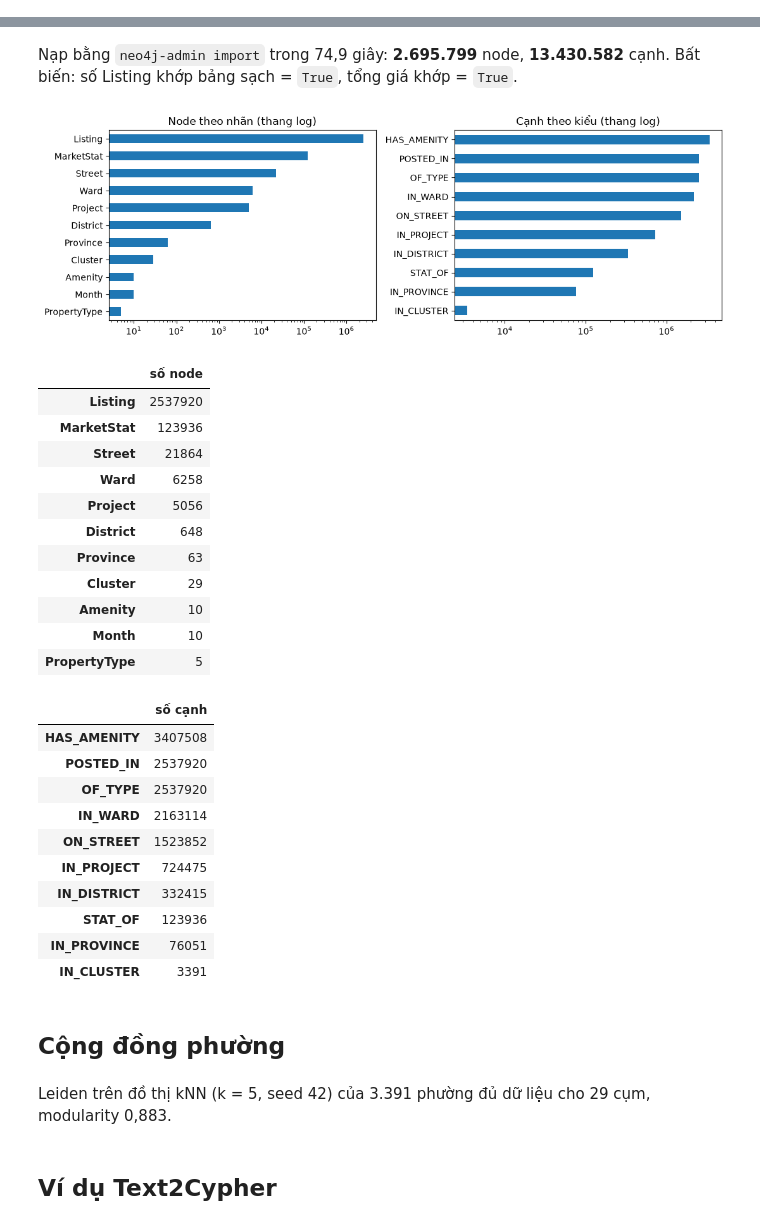
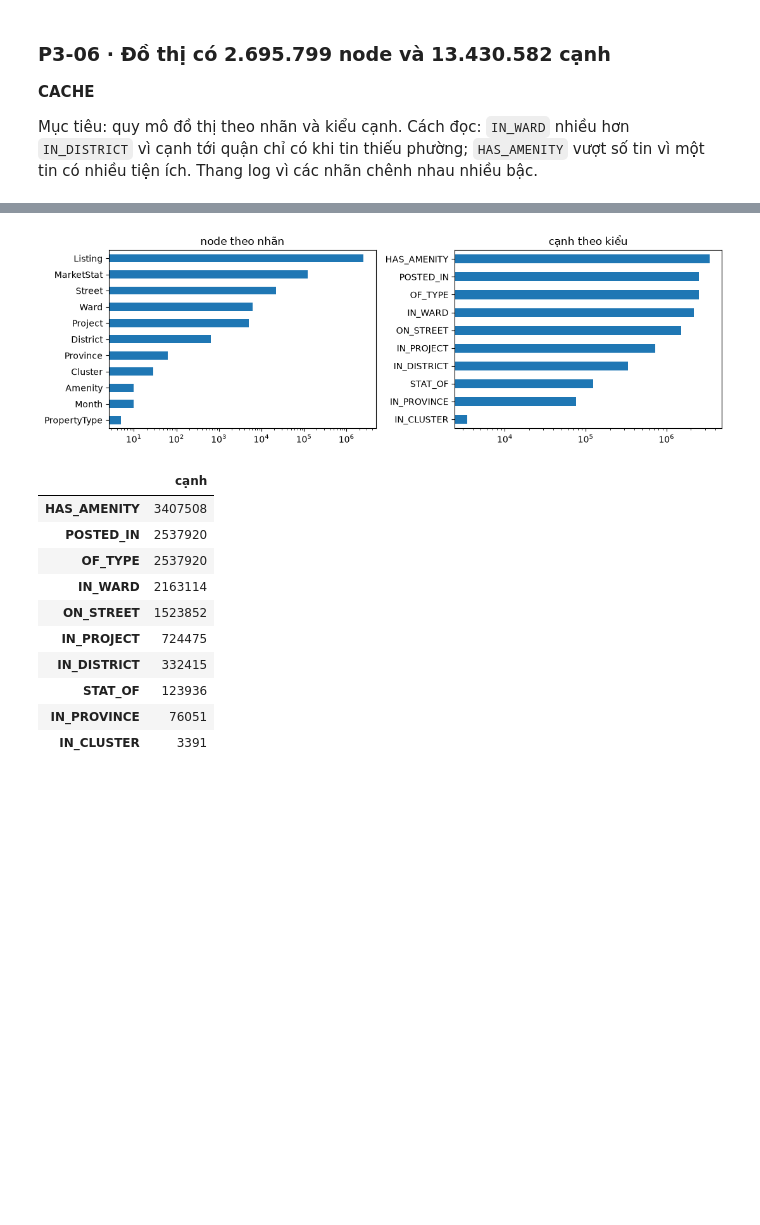
Before and after one commit to ngtukien/Vietnam-Real-Estates, a Jupyter notebook: notebooks/03_knowledge_graph.ipynb, the cells around one changed output, grey strips where cells are left out. Saved outputs shown, nothing was run; the diff lists cells and outputs as text; code cells hidden in the pictures; blank space fills up the shorter version.

Commit message:
feat(notebooks): 03_knowledge_graph (P3-01..P3-13) with cell caches
Co-Authored-By: Claude Opus 5.5 <noreply@anthropic.com>

```diff
--- a/notebooks/03_knowledge_graph.ipynb
+++ b/notebooks/03_knowledge_graph.ipynb
@@ -86,23 +159,19 @@ tính sẵn theo vùng × loại × tháng để câu Cypher tổng hợp chạy
+# %% [markdown]
+### P3-06 · Đồ thị có 2.695.799 node và 13.430.582 cạnh
+**CACHE**
+
+Mục tiêu: quy mô đồ thị theo nhãn và kiểu cạnh. Cách đọc: `IN_WARD` nhiều hơn `IN_DISTRICT` vì cạnh tới quận chỉ có khi tin thiếu
+phường; `HAS_AMENITY` vượt số tin vì một tin có nhiều tiện ích. Thang log vì các nhãn chênh nhau nhiều bậc.
 # %%
-gr = load("graph_report.json")
-if gr is None:
-    missing("graph_report.json", "python scripts/vre_pipeline.py graph")
-else:
-    provenance(gr)
-    nodes = pd.Series(gr["nodes"], name="số node").sort_values(ascending=False)
-    rels = pd.Series(gr["relationships"], name="số cạnh").sort_values(ascending=False)
-    md(
-        f"Nạp bằng `neo4j-admin import` trong {dec(gr['import_seconds'], 1)} giây: **{num(nodes.sum())}** node, "
-        f"**{num(rels.sum())}** cạnh. Bất biến: số Listing khớp bảng sạch = `{gr['invariants']['listing_count_ok']}`, "
-        f"tổng giá khớp = `{gr['invariants']['price_sum_ok']}`."
-    )
-    fig, axes = plt.subplots(1, 2, figsize=(11, 3.8))
-    nodes.plot.barh(ax=axes[0], logx=True, title="Node theo nhãn (thang log)")
-    rels.plot.barh(ax=axes[1], logx=True, title="Cạnh theo kiểu (thang log)")
+# P3-06 · CACHE
+if gr is not None:
+    rels = pd.Series(gr["relationships"]).sort_values(ascending=False)
+    fig, axes = plt.subplots(1, 2, figsize=(11, 3.6))
+    pd.Series(gr["nodes"]).sort_values(ascending=False).plot.barh(ax=axes[0], logx=True, title="node theo nhãn")
+    rels.plot.barh(ax=axes[1], logx=True, title="cạnh theo kiểu")
     for ax in axes:
         ax.invert_yaxis()
     fig.tight_layout()
     plt.show()
-    display(nodes.to_frame())
-    display(rels.to_frame())
+    display(rels.to_frame("cạnh"))
 # %% [output]
@@ -110,38 +178,12 @@ else:
-Nạp bằng `neo4j-admin import` trong 74,9 giây: **2.695.799** node, **13.430.582** cạnh. Bất biến: số Listing khớp bảng sạch = `True`, tổng giá khớp = `True`.
-[figure, old version]
+[figure, new version]
-|  | số node |
-| Listing | 2537920 |
-| MarketStat | 123936 |
-| Street | 21864 |
-| Ward | 6258 |
-| Project | 5056 |
-| District | 648 |
-| Province | 63 |
-| Cluster | 29 |
-| Amenity | 10 |
-| Month | 10 |
-| PropertyType | 5 |
+|  | cạnh |
+| HAS_AMENITY | 3407508 |
+| POSTED_IN | 2537920 |
+| OF_TYPE | 2537920 |
+| IN_WARD | 2163114 |
+| ON_STREET | 1523852 |
+| IN_PROJECT | 724475 |
+| IN_DISTRICT | 332415 |
+| STAT_OF | 123936 |
+| IN_PROVINCE | 76051 |
+| IN_CLUSTER | 3391 |
-|  | số cạnh |
-| HAS_AMENITY | 3407508 |
-| POSTED_IN | 2537920 |
-| OF_TYPE | 2537920 |
-| IN_WARD | 2163114 |
-| ON_STREET | 1523852 |
-| IN_PROJECT | 724475 |
-| IN_DISTRICT | 332415 |
-| STAT_OF | 123936 |
-| IN_PROVINCE | 76051 |
-| IN_CLUSTER | 3391 |
-# %% [markdown]
-## Cộng đồng phường
-# %%
-if gr is not None:
-    cm = gr["communities"]
-    md(
-        f"Leiden trên đồ thị kNN (k = {num(cm['k'])}, seed {num(cm['seed'])}) của {num(cm['n_wards'])} phường đủ dữ liệu cho "
-        f"{num(cm['n_clusters'])} cụm, modularity {dec(cm['modularity'], 3)}."
-    )
-# %% [output]
-Leiden trên đồ thị kNN (k = 5, seed 42) của 3.391 phường đủ dữ liệu cho 29 cụm, modularity 0,883.
-# %% [markdown]
-## Ví dụ Text2Cypher
```
Also changed, not shown: parts of 32 cells of this notebook, 8 other files.
